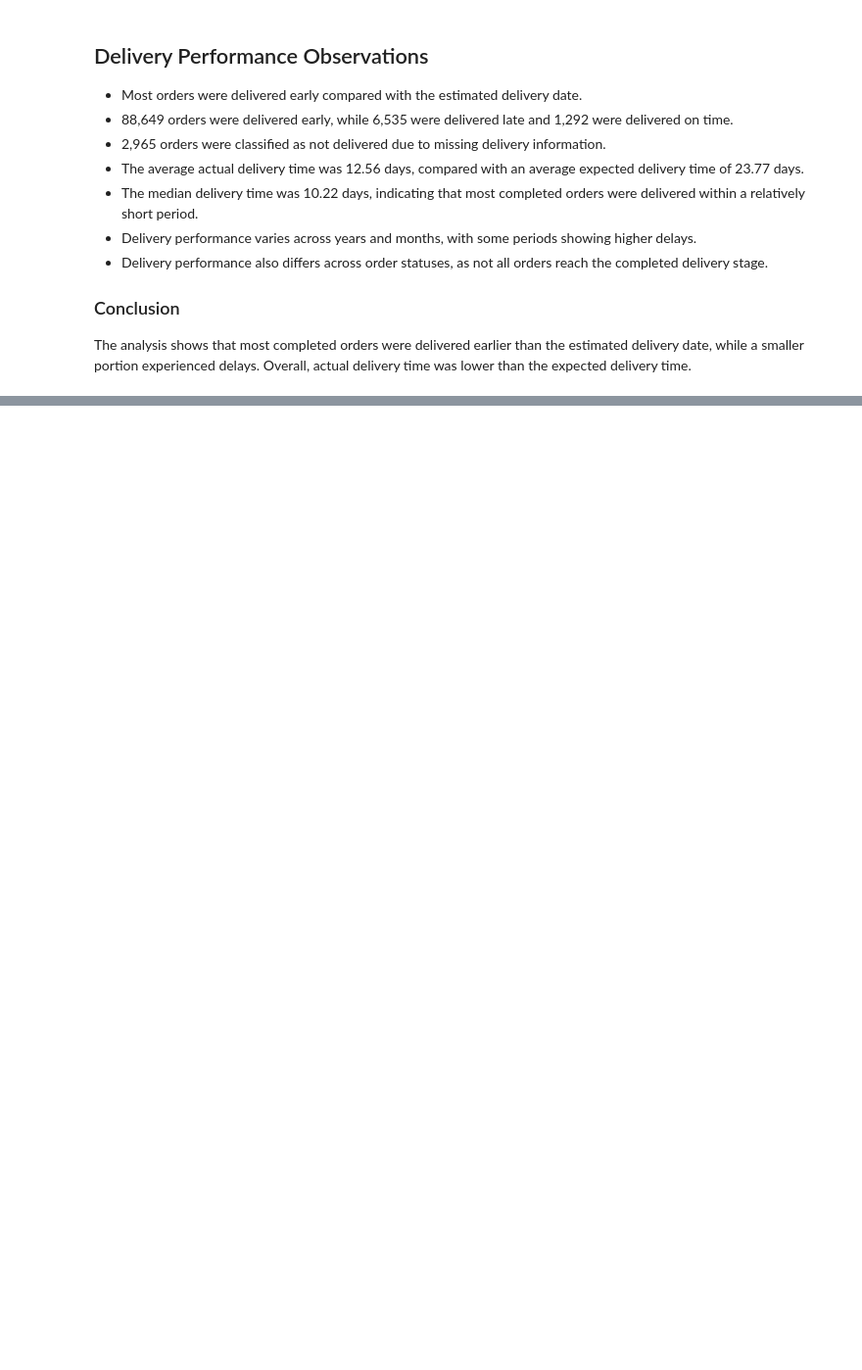
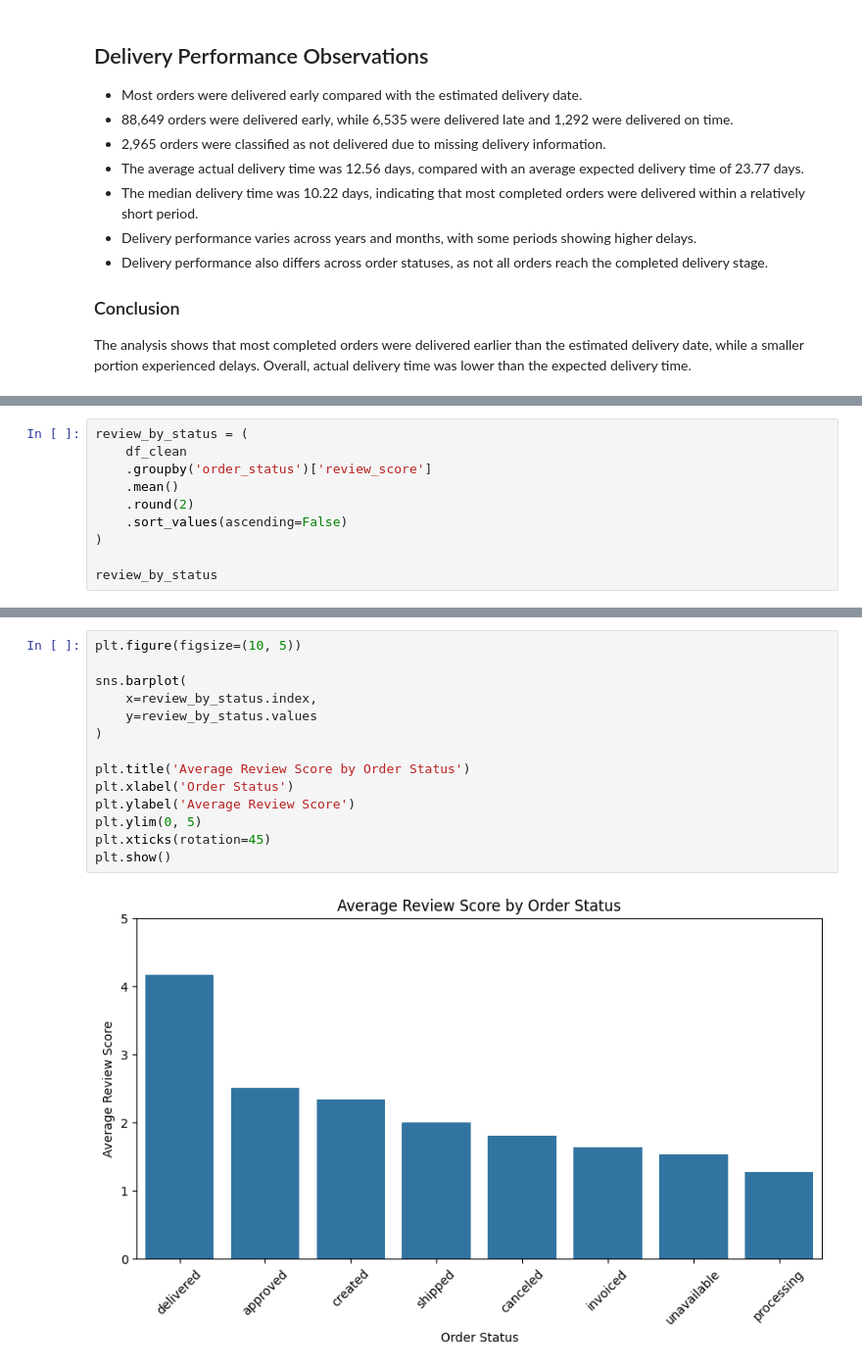
Before and after one commit to PranjaliSBidwe/E-Commerce_Sales_Customer_Behavior_Analysis, a Jupyter notebook: 01_data_understanding.ipynb, the cells around one changed output, grey strips where cells are left out. Shown at 98% size. Drawn from its saved outputs; the diff is of its cells as text; blank space fills up the shorter version.

```diff
--- a/01_data_understanding.ipynb
+++ b/01_data_understanding.ipynb
@@ -2054,0 +2188,10 @@ The analysis shows that most completed orders were delivered earlier than the es
+# %%
+review_by_status = (
+    df_clean
+    .groupby('order_status')['review_score']
+    .mean()
+    .round(2)
+    .sort_values(ascending=False)
+)
+
+review_by_status
@@ -2054,0 +2209,16 @@ The analysis shows that most completed orders were delivered earlier than the es
+# %%
+plt.figure(figsize=(10, 5))
+
+sns.barplot(
+    x=review_by_status.index,
+    y=review_by_status.values
+)
+
+plt.title('Average Review Score by Order Status')
+plt.xlabel('Order Status')
+plt.ylabel('Average Review Score')
+plt.ylim(0, 5)
+plt.xticks(rotation=45)
+plt.show()
+# %% [output]
+[figure, added]
```
Also changed, not shown: parts of 17 cells of this notebook.
